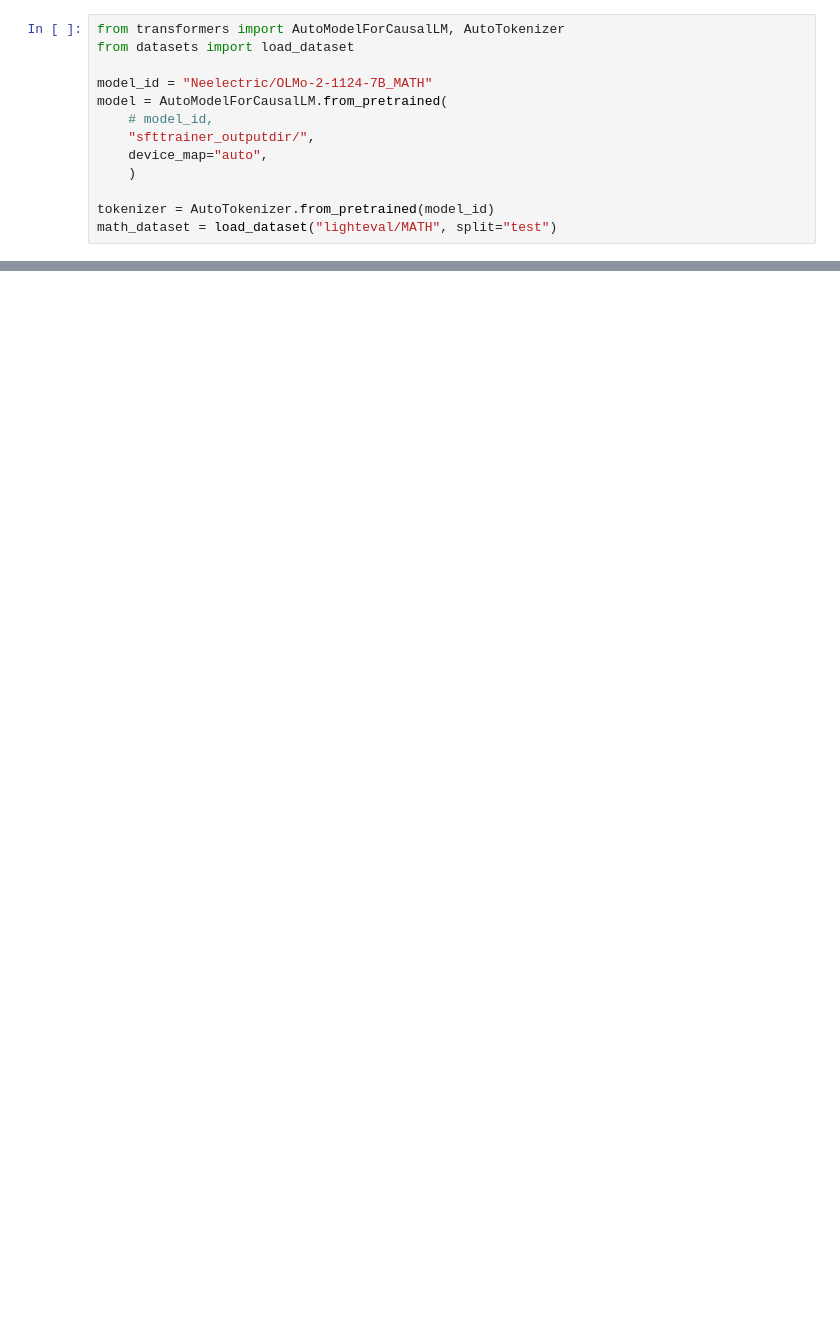
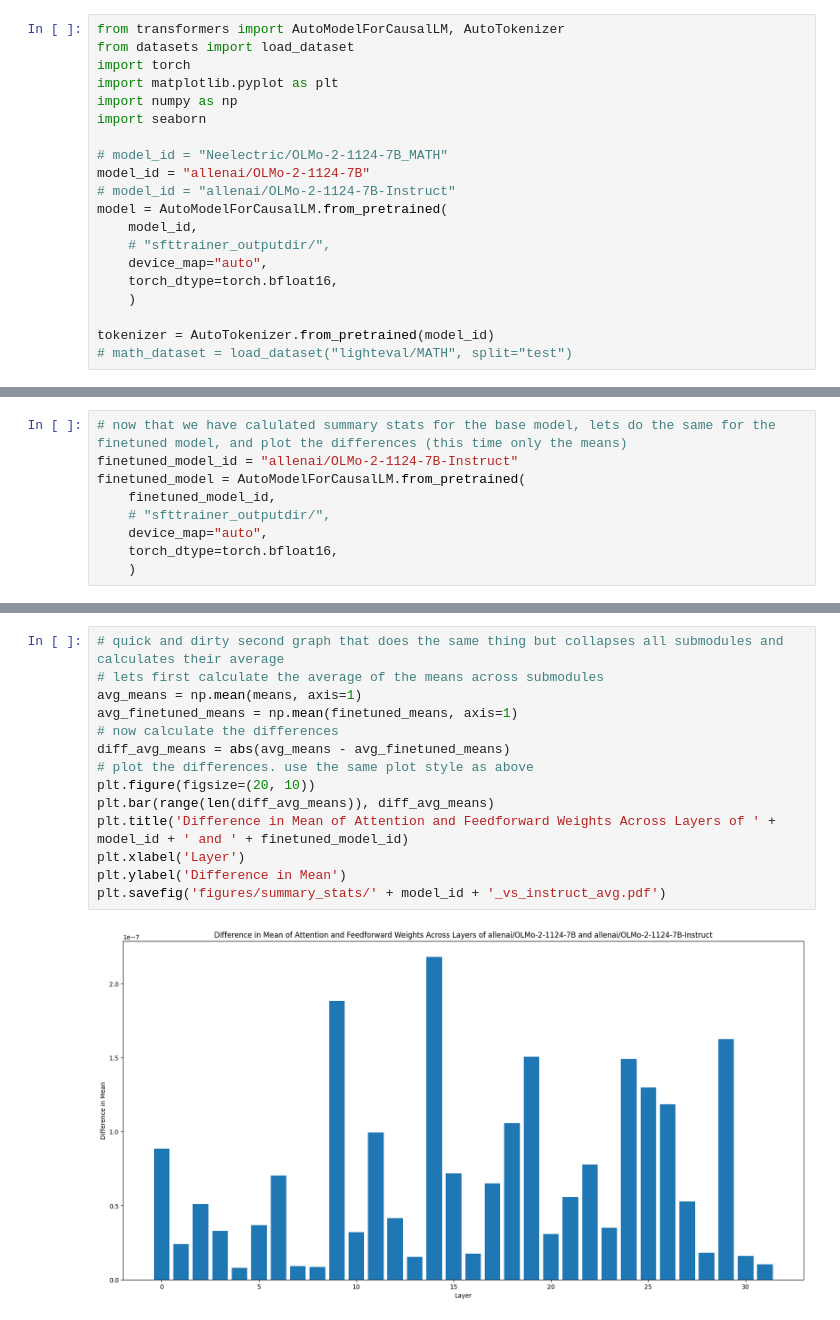
Before and after one commit to Neelectric/ModelWeave, a Jupyter notebook: compare_ckpts.ipynb, the cells around one changed output, grey strips where cells are left out. Cells and saved outputs as stored; diff of their text form; blank space fills up the shorter version.

Commit message:
A graph or two, plus new minerva math results

```diff
--- a/compare_ckpts.ipynb
+++ b/compare_ckpts.ipynb
@@ -100,14 +1,21 @@ Missing steps:
 # %%
 from transformers import AutoModelForCausalLM, AutoTokenizer
 from datasets import load_dataset
+import torch
+import matplotlib.pyplot as plt
+import numpy as np
+import seaborn
 
-model_id = "Neelectric/OLMo-2-1124-7B_MATH"
+# model_id = "Neelectric/OLMo-2-1124-7B_MATH"
+model_id = "allenai/OLMo-2-1124-7B"
+# model_id = "allenai/OLMo-2-1124-7B-Instruct"
 model = AutoModelForCausalLM.from_pretrained(
-    # model_id,
-    "sfttrainer_outputdir/",
+    model_id,
+    # "sfttrainer_outputdir/",
     device_map="auto",
+    torch_dtype=torch.bfloat16,
     )
 
 tokenizer = AutoTokenizer.from_pretrained(model_id)
-math_dataset = load_dataset("lighteval/MATH", split="test")
+# math_dataset = load_dataset("lighteval/MATH", split="test")
 # %%
@@ -142,0 +169,9 @@ The graph of $y=\frac{2}{x^2+\frac{6}{x^2}}$ has a horizontal asymptote at $x=0$
+# %%
+# now that we have calulated summary stats for the base model, lets do the same for the finetuned model, and plot the differences (this time only the means)
+finetuned_model_id = "allenai/OLMo-2-1124-7B-Instruct"
+finetuned_model = AutoModelForCausalLM.from_pretrained(
+    finetuned_model_id,
+    # "sfttrainer_outputdir/",
+    device_map="auto",
+    torch_dtype=torch.bfloat16,
+    )
@@ -142,0 +310,16 @@ The graph of $y=\frac{2}{x^2+\frac{6}{x^2}}$ has a horizontal asymptote at $x=0$
+# %%
+# quick and dirty second graph that does the same thing but collapses all submodules and calculates their average
+# lets first calculate the average of the means across submodules
+avg_means = np.mean(means, axis=1)
+avg_finetuned_means = np.mean(finetuned_means, axis=1)
+# now calculate the differences
+diff_avg_means = abs(avg_means - avg_finetuned_means)
+# plot the differences. use the same plot style as above
+plt.figure(figsize=(20, 10))
+plt.bar(range(len(diff_avg_means)), diff_avg_means)
+plt.title('Difference in Mean of Attention and Feedforward Weights Across Layers of ' + model_id + ' and ' + finetuned_model_id)
+plt.xlabel('Layer')
+plt.ylabel('Difference in Mean')
+plt.savefig('figures/summary_stats/' + model_id + '_vs_instruct_avg.pdf')
+# %% [output]
+[figure, added]
```
Also changed, not shown: parts of 14 cells of this notebook, 25 other files.
